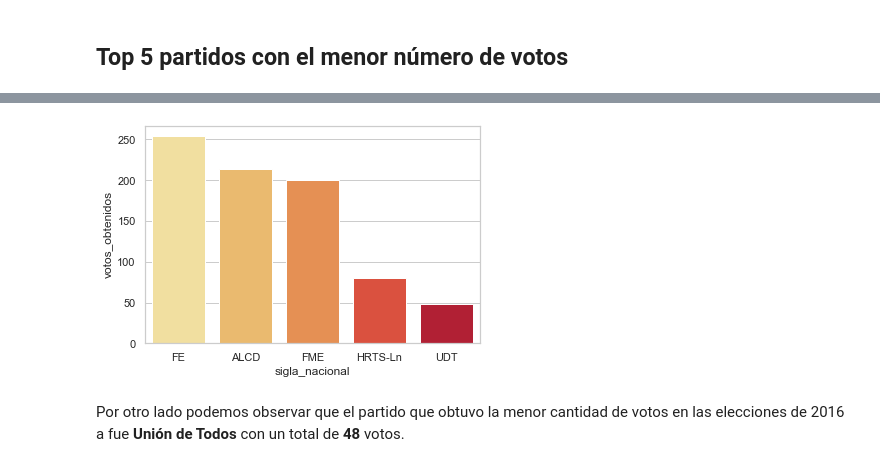
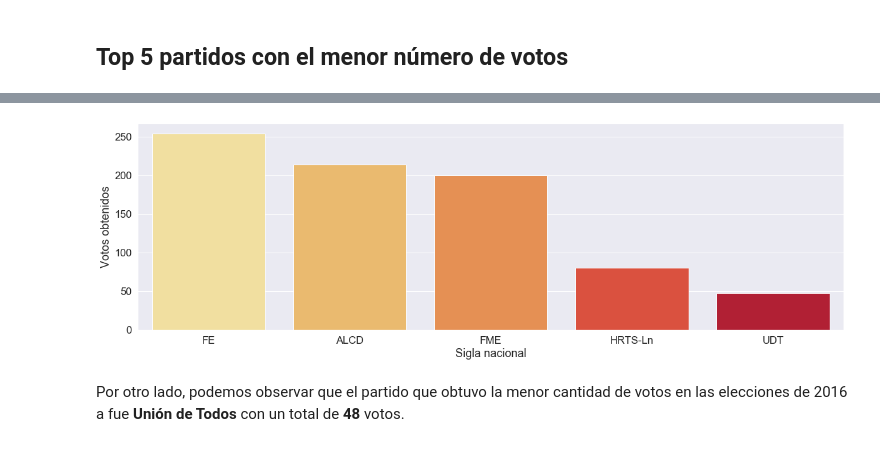
Before and after one commit to Antonidas21/Python_Trabajo_Final, a Jupyter notebook: datos_elecciones_Miryam.ipynb, the cells around one changed output, grey strips where cells are left out. Cells and saved outputs as stored; diff of their text form; code cells hidden in the pictures.

```diff
--- a/datos_elecciones_Miryam.ipynb
+++ b/datos_elecciones_Miryam.ipynb
@@ -9,7 +9,6 @@ import pandas as pd
 import seaborn as sns
 import matplotlib.pyplot as plt
 from matplotlib import rcParams
-sns.set(style="whitegrid")
 # %%
 votos = pd.read_csv('08021606.csv', index_col=False )
 votos.head()
@@ -252,0 +247,7 @@ top = sns.barplot(x="sigla_nacional", y="votos_obtenidos", data=grafica_top,
+# %%
+plt.figure(figsize=(20,6))
+top = sns.barplot(x="sigla_nacional", y="votos_obtenidos", data=grafica_top,
+             palette = "GnBu_d")
+top=top.set(xlabel='Sigla nacional', ylabel='Votos obtenidos')
+top=sns.set(font_scale=1.5)
+top
@@ -269,7 +272,11 @@ grafica_low
 # %%
+plt.figure(figsize=(20,6))
 low = sns.barplot(x="sigla_nacional", y="votos_obtenidos", data=grafica_low,
              palette="YlOrRd")
+low=low.set(xlabel='Sigla nacional', ylabel='Votos obtenidos')
+low=sns.set(font_scale=1.5)
+low
 # %% [output]
-[figure, old version]
+[figure, new version]
 # %% [markdown]
-Por otro lado podemos observar que el partido que obtuvo la menor cantidad de votos en las elecciones de 2016 a  fue **Unión de Todos** con un total de **48** votos.
+Por otro lado, podemos observar que el partido que obtuvo la menor cantidad de votos en las elecciones de 2016 a  fue **Unión de Todos** con un total de **48** votos.
```
Also changed, not shown: parts of 5 cells of this notebook.
